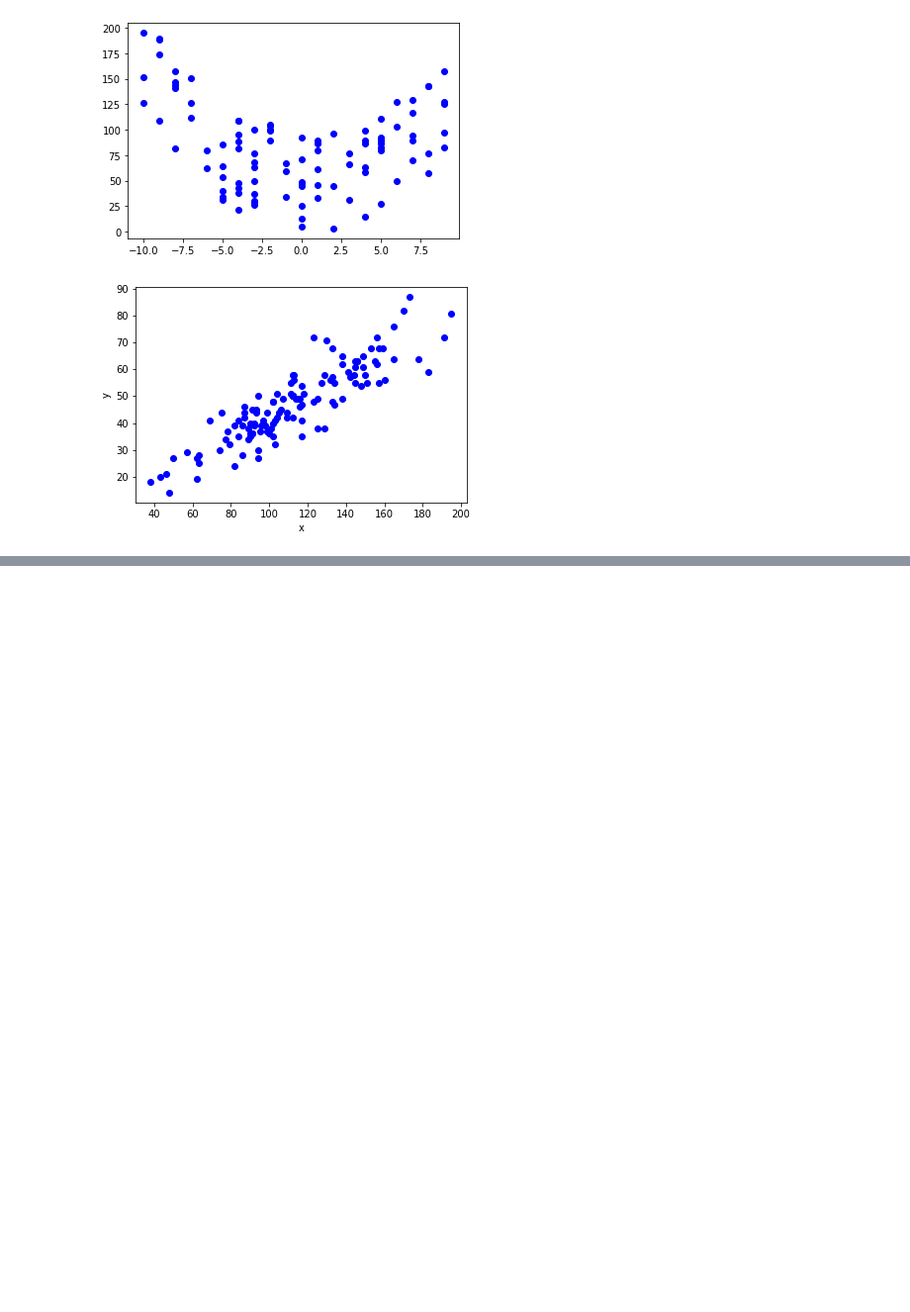
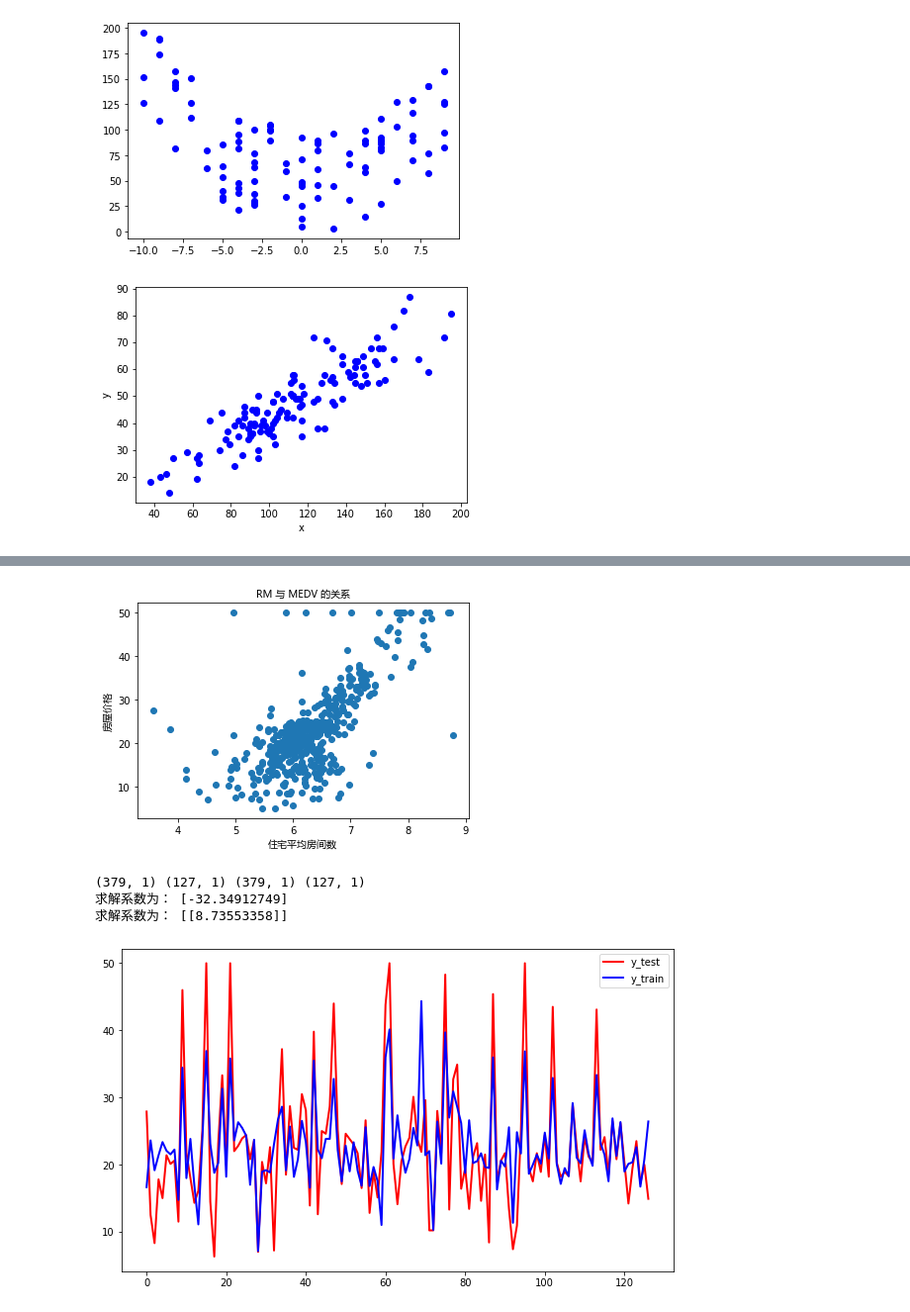
Before and after one commit to chenxz186/ZJN, a Jupyter notebook: machine_learning/sk_3.ipynb, the cells around one changed output, grey strips where cells are left out. Shown: that part at 99% size. Drawn from its saved outputs; the diff is of its cells as text; code cells hidden in the pictures; blank space fills up the shorter version.

```diff
--- a/machine_learning/sk_3.ipynb
+++ b/machine_learning/sk_3.ipynb
@@ -18,3 +18,78 @@ plt.ylabel('y')
 plt.show()
 # %% [output]
 [figure]
+# %%
+# 3.3.1  一个简单案例：波士顿房屋价格的拟合与预测
+import matplotlib.pyplot as plt
+import numpy as np
+import pandas as pd
+from sklearn.datasets import load_boston
+
+boston = load_boston()
+print(boston.keys())
+print(boston.feature_names)
+bos = pd.DataFrame(boston.data)
+print(bos[5].head())
+bos_target = pd.DataFrame(boston.target)
+print(bos_target.head())
+
+
+# 绘制房屋价格（MEDV）、每个房屋的房间数量（RM）的散点图
+import matplotlib.font_manager as fm
+
+x = bos.iloc[:, 5:6]
+y = bos_target
+# 定义自定义字体，文件名是系统中文字体
+myfont = fm.FontProperties(fname='C:/Windows/Fonts/msyh.ttc')
+plt.scatter(x, y)
+plt.xlabel(u'住宅平均房间数', fontproperties=myfont)
+plt.ylabel(u'房屋价格', fontproperties=myfont)
+plt.title(u'RM 与 MEDV 的关系', fontproperties=myfont)
+plt.show()
+
+
+from sklearn.model_selection import train_test_split
+
+# 把x、y转化为数组形式，以便于计算
+x = np.array(x.values)
+y = np.array(y.values)
+# 以25%的数据构建测试样本，剩余作为训练样本
+x_train, x_test, y_train, y_test = train_test_split(x, y, test_size=0.25)
+print(x_train.shape, x_test.shape, y_train.shape, y_test.shape)
+
+
+from sklearn.linear_model import LinearRegression
+
+lr = LinearRegression()
+lr.fit(x_train, y_train)
+print('求解系数为：', lr.intercept_)
+print('求解系数为：', lr.coef_)
+y_hat = lr.predict(x_test)  # 对测试集的预测
+y_hat[0:9]  # 打印前10个预测值
+
+
+# y_test 与 y_hat 的可视化
+plt.figure(figsize=(10, 6))  # 设置图片尺寸
+t = np.arange(len(x_test))  # 创建 t 变量
+# 绘制 y_test 曲线
+plt.plot(t, y_test, 'r', linewidth=2, label='y_test')
+# 绘制 y_hat 曲线
+plt.plot(t, y_hat, 'b', linewidth=2, label='y_train')
+plt.legend()
+plt.show()
+
+
+# 采用评估指标拟合优度 R²、MAE、MSE、RMSE 对预测效果进行评价
+from sklearn import metrics  # 导入 metris 评价模块
+from sklearn.metrics import r2_score  # 导入计算 r2_score 的模块
+# 拟合优度 R² 的输出方法一
+print('r2: ', lr.score(x_test, y_test))
+# 拟合优度 R² 的输出方法二
+print('r2_score: ', r2_score(y_test, y_hat))
+# 用 Scikit-learn 计算 MAE
+print('MAE: ', metrics.mean_absolute_error(y_test, y_hat))
+# 用 Scikit-learn 计算 MSE
+print('MSE: ', metrics.mean_squared_error(y_test, y_hat))
+# 用 Scikit-learn 计算 RMSE
+print('RMSE: ', np.sqrt(metrics.mean_squared_error(y_test, y_hat)))
+# %% [output]
@@ -20,0 +111,5 @@ plt.show()
+[figure, added]
+(379, 1) (127, 1) (379, 1) (127, 1)
+求解系数为： [-32.34912749]
+求解系数为： [[8.73553358]]
+[figure, added]
```
Also changed, not shown: parts of 1 cell of this notebook.
